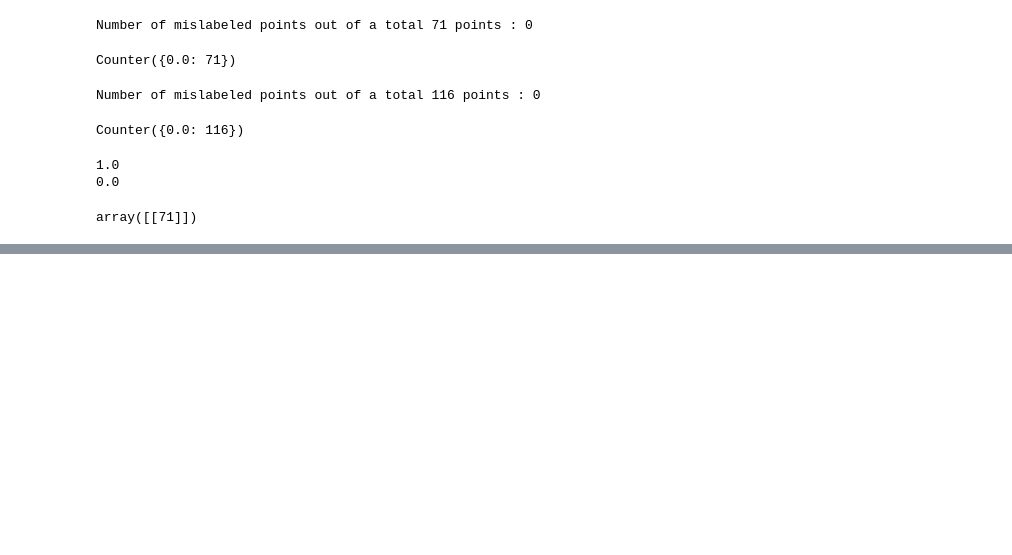
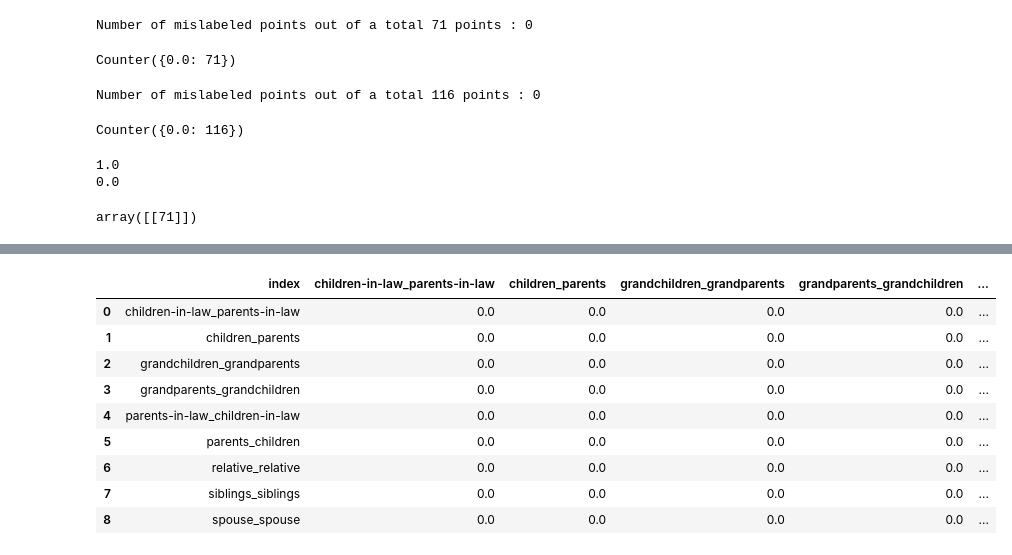
Before and after one commit to elyeb/dialog_formality, a Jupyter notebook: CRECIL_modeling_messy.ipynb, the cells around one changed output, grey strips where cells are left out. Drawn from its saved outputs; the diff is of its cells as text; code cells hidden in the pictures; blank space fills up the shorter version.

```diff
--- a/CRECIL_modeling_messy.ipynb
+++ b/CRECIL_modeling_messy.ipynb
@@ -347,9 +350,0 @@ with open('../CRECIL/My_home_data/partition1.pickle','rb') as infile:
-# %%
-#make ground truth of 9 labels
-y = []
-X = []
-for scene in partition1:
-    for line in scene:
-        y.append(line['rel_pair'])
-        X.append(line['tokenized'])
-Counter(y)
@@ -441,0 +351,11 @@ Despite the poor results, there are 3 pairs that it seems to pick up on pretty w
+# %%
+#make ground truth of 9 labels
+y = []
+X = []
+for scene in partition1:
+    for line in scene:
+        y.append(line['rel_pair'])
+        #remove non-characters
+        no_punct = [word for word in line['tokenized'] if bool(re.search(r'[\u4e00-\u9fff]',word))]
+        X.append(no_punct)
+Counter(y)
@@ -441,0 +463,18 @@ Despite the poor results, there are 3 pairs that it seems to pick up on pretty w
+# %%
+labels = sorted(list(set(y_test)))
+# %%
+test_pd = pd.DataFrame(np.zeros(shape=(len(labels),len(labels)+1)))
+test_pd[0]=labels
+test_pd.columns = ['index']+labels
+test_pd
+# %% [output]
+|  | index | children-in-law_parents-in-law | children_parents | grandchildren_grandparents | grandparents_grandchildren | ... |
+| 0 | children-in-law_parents-in-law | 0.0 | 0.0 | 0.0 | 0.0 | ... |
+| 1 | children_parents | 0.0 | 0.0 | 0.0 | 0.0 | ... |
+| 2 | grandchildren_grandparents | 0.0 | 0.0 | 0.0 | 0.0 | ... |
+| 3 | grandparents_grandchildren | 0.0 | 0.0 | 0.0 | 0.0 | ... |
+| 4 | parents-in-law_children-in-law | 0.0 | 0.0 | 0.0 | 0.0 | ... |
+| 5 | parents_children | 0.0 | 0.0 | 0.0 | 0.0 | ... |
+| 6 | relative_relative | 0.0 | 0.0 | 0.0 | 0.0 | ... |
+| 7 | siblings_siblings | 0.0 | 0.0 | 0.0 | 0.0 | ... |
+| 8 | spouse_spouse | 0.0 | 0.0 | 0.0 | 0.0 | ... |
```
Also changed, not shown: parts of 38 cells of this notebook.
